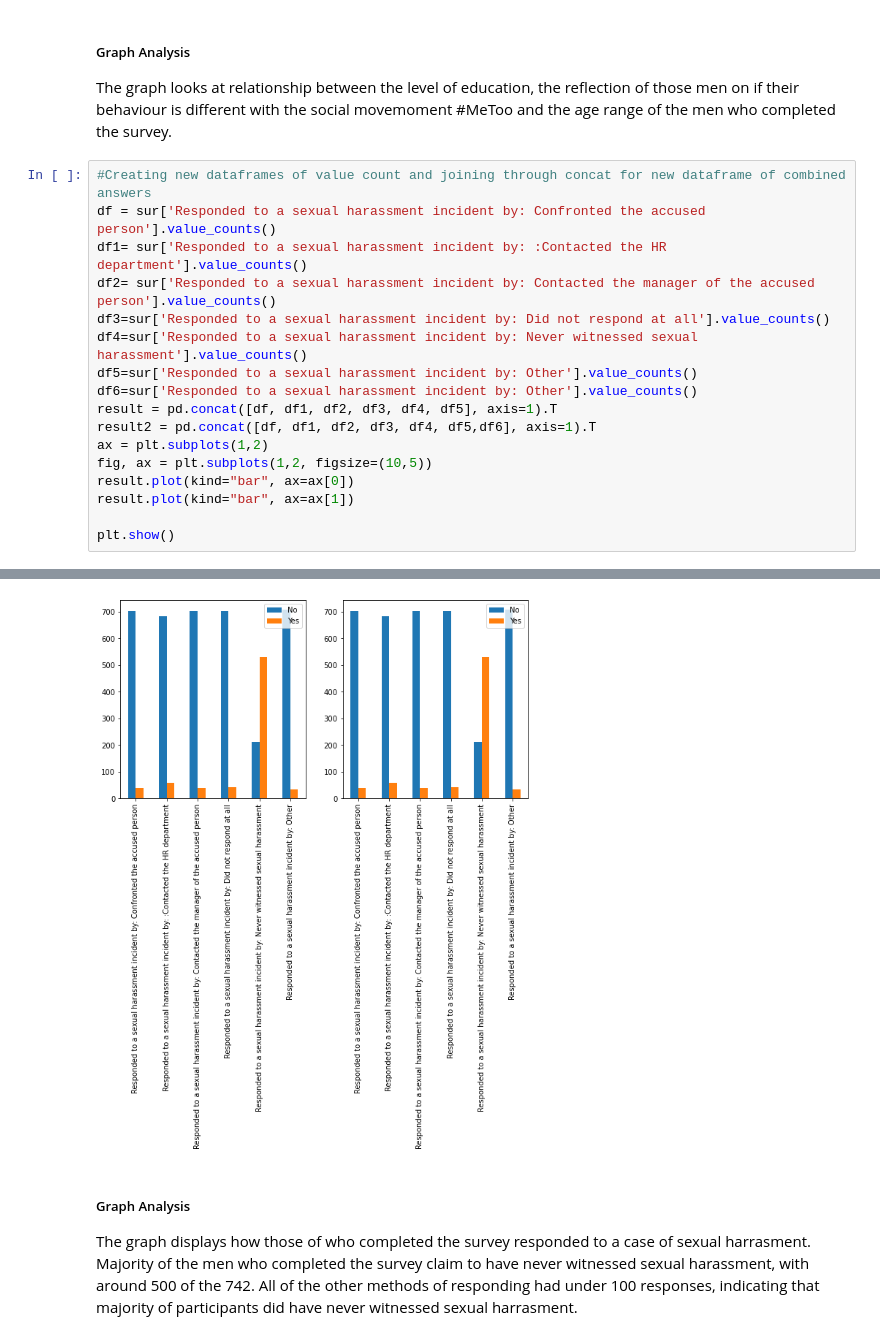
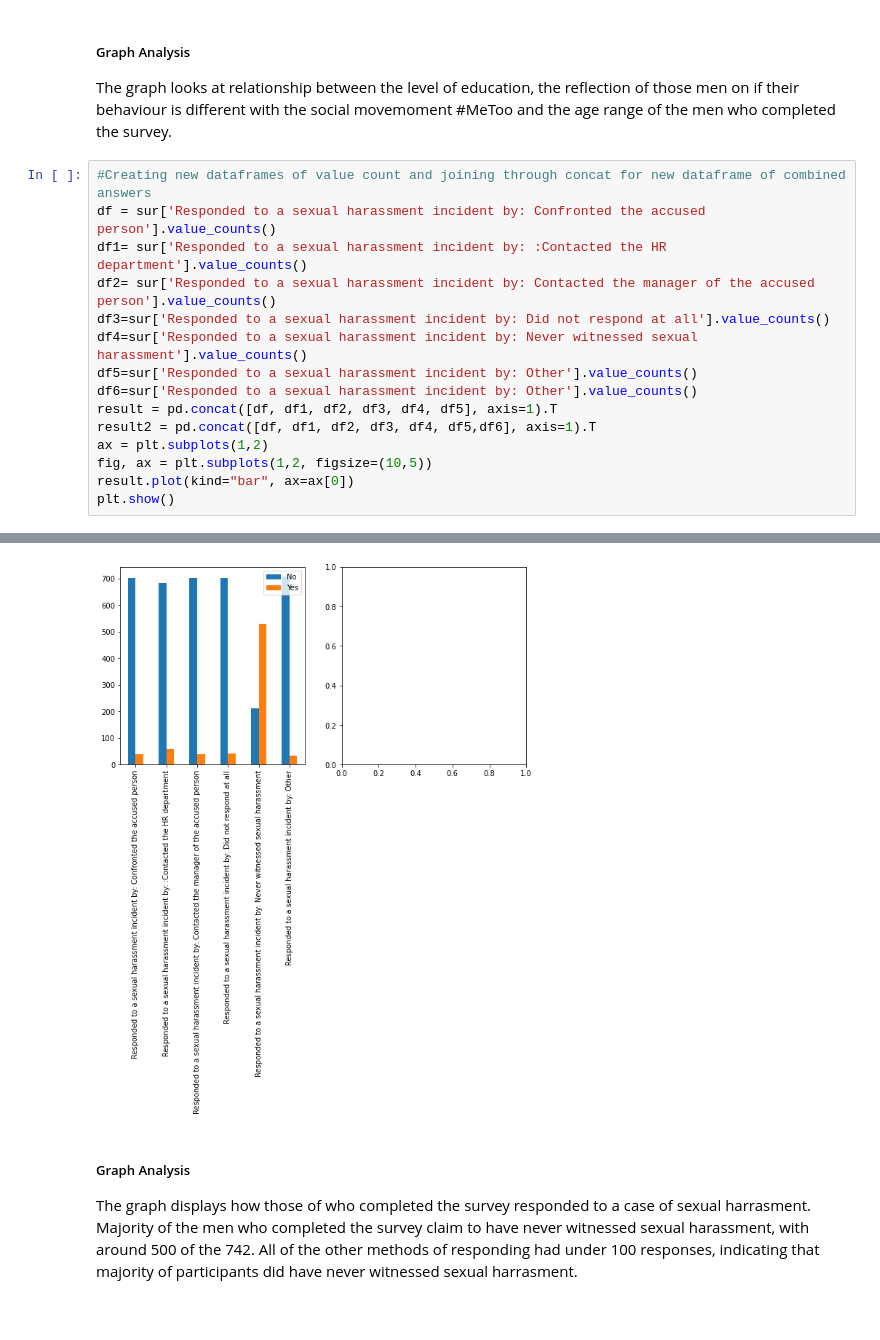
Before and after one commit to data301-2021-winter1/group20-project-, a Jupyter notebook: notebooks/analysis2.ipynb, the cells around one changed output, grey strips where cells are left out. Drawn from its saved outputs; the diff is of its cells as text.

```diff
--- a/notebooks/analysis2.ipynb
+++ b/notebooks/analysis2.ipynb
@@ -500,23 +410,21 @@ The graph looks at relationship between the level of education, the reflection o
 # %%
 #Creating new dataframes of value count and joining through concat for new dataframe of combined answers
 df = sur['Responded to a sexual harassment incident by: Confronted the accused person'].value_counts()
 df1= sur['Responded to a sexual harassment incident by: :Contacted the HR department'].value_counts()
 df2= sur['Responded to a sexual harassment incident by: Contacted the manager of the accused person'].value_counts()
 df3=sur['Responded to a sexual harassment incident by: Did not respond at all'].value_counts()
 df4=sur['Responded to a sexual harassment incident by: Never witnessed sexual harassment'].value_counts()
 df5=sur['Responded to a sexual harassment incident by: Other'].value_counts()
 df6=sur['Responded to a sexual harassment incident by: Other'].value_counts()
 result = pd.concat([df, df1, df2, df3, df4, df5], axis=1).T
 result2 = pd.concat([df, df1, df2, df3, df4, df5,df6], axis=1).T
 ax = plt.subplots(1,2)
 fig, ax = plt.subplots(1,2, figsize=(10,5))
 result.plot(kind="bar", ax=ax[0])
-result.plot(kind="bar", ax=ax[1])
-
 plt.show()
 # %% [output]
 [figure]
-[figure, old version]
+[figure, new version]
 # %% [markdown]
 ##### Graph Analysis
 The graph displays how those of who completed the survey responded to a case of sexual harrasment. Majority of the men who completed the survey claim to have never witnessed sexual harassment, with around 500 of the 742. All of the other methods of responding had under 100 responses, indicating that majority of participants did have never witnessed sexual harrasment.
```
Also changed, not shown: parts of 9 cells of this notebook.
